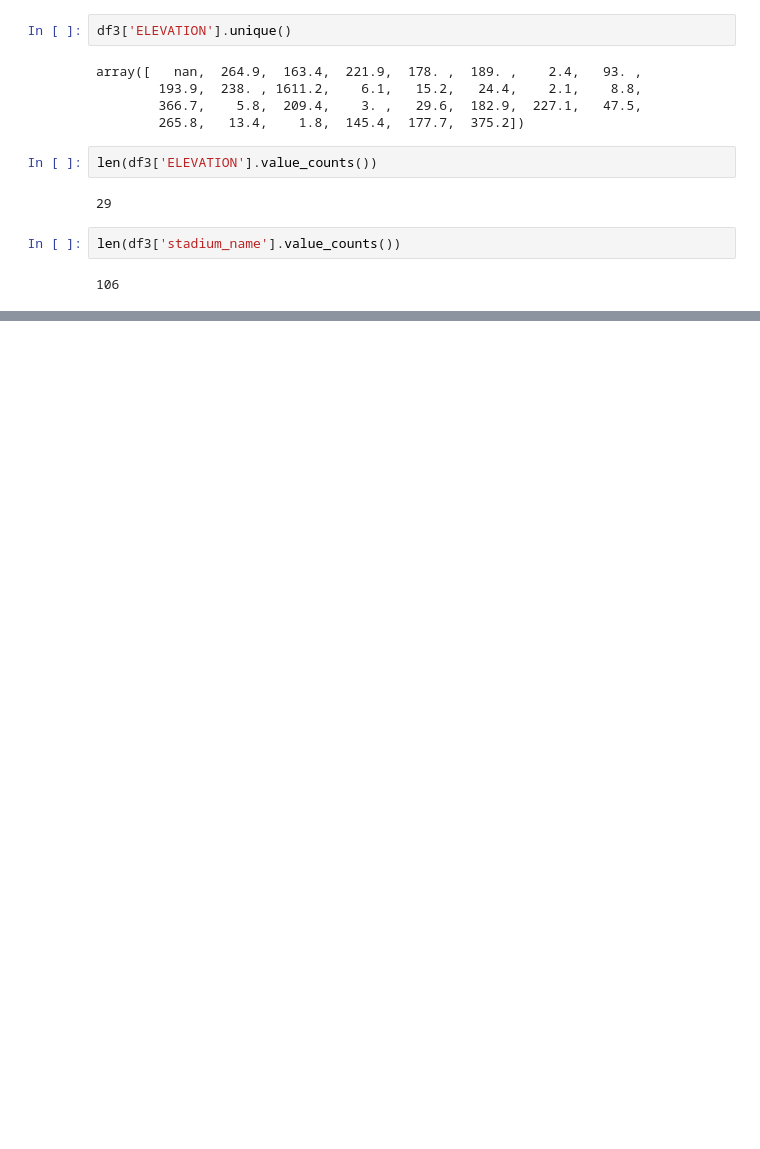
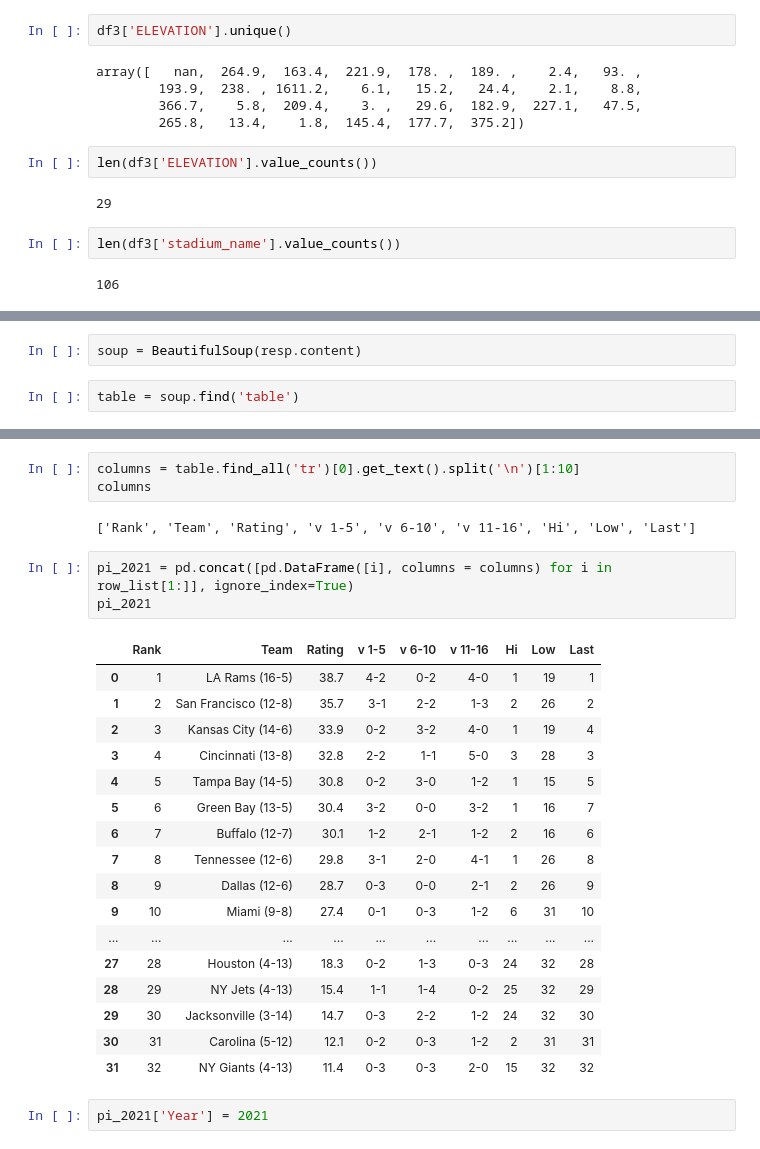
Before and after one commit to CooperWThompson/NFL-Gambling-Project, a Jupyter notebook: Tom/NFL Gambling Pre-Modeling Work.ipynb, the cells around one changed output, grey strips where cells are left out. Cells and saved outputs as stored; diff of their text form; blank space fills up the shorter version.

```diff
--- a/Tom/NFL Gambling.ipynb
+++ b/Tom/NFL Gambling Pre-Modeling Work.ipynb
@@ -669,0 +699,4 @@ len(df3['stadium_name'].value_counts())
+# %%
+soup = BeautifulSoup(resp.content)
+# %%
+table = soup.find('table')
@@ -669,0 +763,28 @@ len(df3['stadium_name'].value_counts())
+# %%
+columns = table.find_all('tr')[0].get_text().split('\n')[1:10]
+columns
+# %% [output]
+['Rank', 'Team', 'Rating', 'v 1-5', 'v 6-10', 'v 11-16', 'Hi', 'Low', 'Last']
+# %%
+pi_2021 = pd.concat([pd.DataFrame([i], columns = columns) for i in row_list[1:]], ignore_index=True)
+pi_2021
+# %% [output]
+|  | Rank | Team | Rating | v 1-5 | v 6-10 | v 11-16 | Hi | Low | Last |
+| 0 | 1 | LA Rams (16-5) | 38.7 | 4-2 | 0-2 | 4-0 | 1 | 19 | 1 |
+| 1 | 2 | San Francisco (12-8) | 35.7 | 3-1 | 2-2 | 1-3 | 2 | 26 | 2 |
+| 2 | 3 | Kansas City (14-6) | 33.9 | 0-2 | 3-2 | 4-0 | 1 | 19 | 4 |
+| 3 | 4 | Cincinnati (13-8) | 32.8 | 2-2 | 1-1 | 5-0 | 3 | 28 | 3 |
+| 4 | 5 | Tampa Bay (14-5) | 30.8 | 0-2 | 3-0 | 1-2 | 1 | 15 | 5 |
+| 5 | 6 | Green Bay (13-5) | 30.4 | 3-2 | 0-0 | 3-2 | 1 | 16 | 7 |
+| 6 | 7 | Buffalo (12-7) | 30.1 | 1-2 | 2-1 | 1-2 | 2 | 16 | 6 |
+| 7 | 8 | Tennessee (12-6) | 29.8 | 3-1 | 2-0 | 4-1 | 1 | 26 | 8 |
+| 8 | 9 | Dallas (12-6) | 28.7 | 0-3 | 0-0 | 2-1 | 2 | 26 | 9 |
+| 9 | 10 | Miami (9-8) | 27.4 | 0-1 | 0-3 | 1-2 | 6 | 31 | 10 |
+| ... | ... | ... | ... | ... | ... | ... | ... | ... | ... |
+| 27 | 28 | Houston (4-13) | 18.3 | 0-2 | 1-3 | 0-3 | 24 | 32 | 28 |
+| 28 | 29 | NY Jets (4-13) | 15.4 | 1-1 | 1-4 | 0-2 | 25 | 32 | 29 |
+| 29 | 30 | Jacksonville (3-14) | 14.7 | 0-3 | 2-2 | 1-2 | 24 | 32 | 30 |
+| 30 | 31 | Carolina (5-12) | 12.1 | 0-2 | 0-3 | 1-2 | 2 | 31 | 31 |
+| 31 | 32 | NY Giants (4-13) | 11.4 | 0-3 | 0-3 | 2-0 | 15 | 32 | 32 |
+# %%
+pi_2021['Year'] = 2021
```
Also changed, not shown: parts of 31 cells of this notebook, 2 other files.
